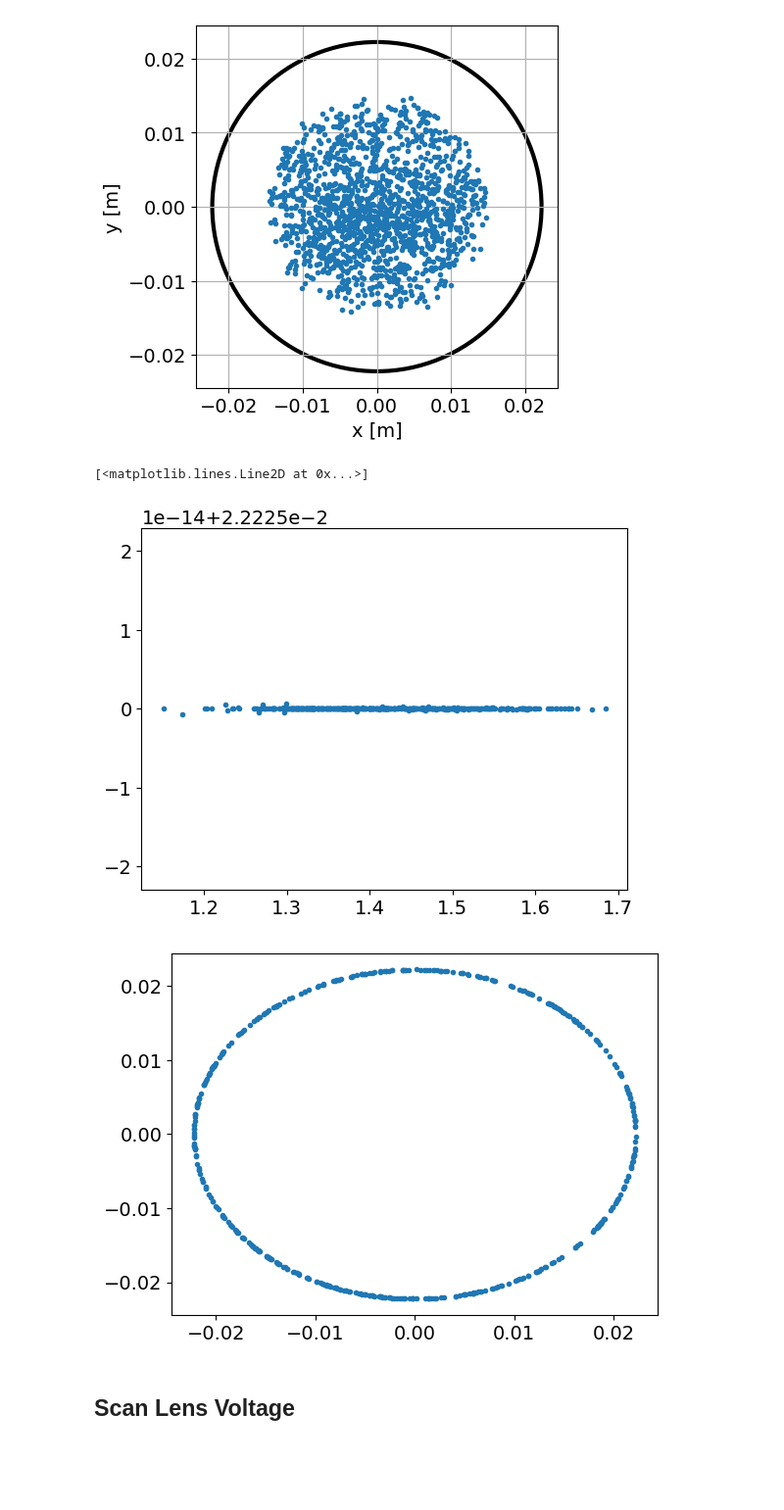
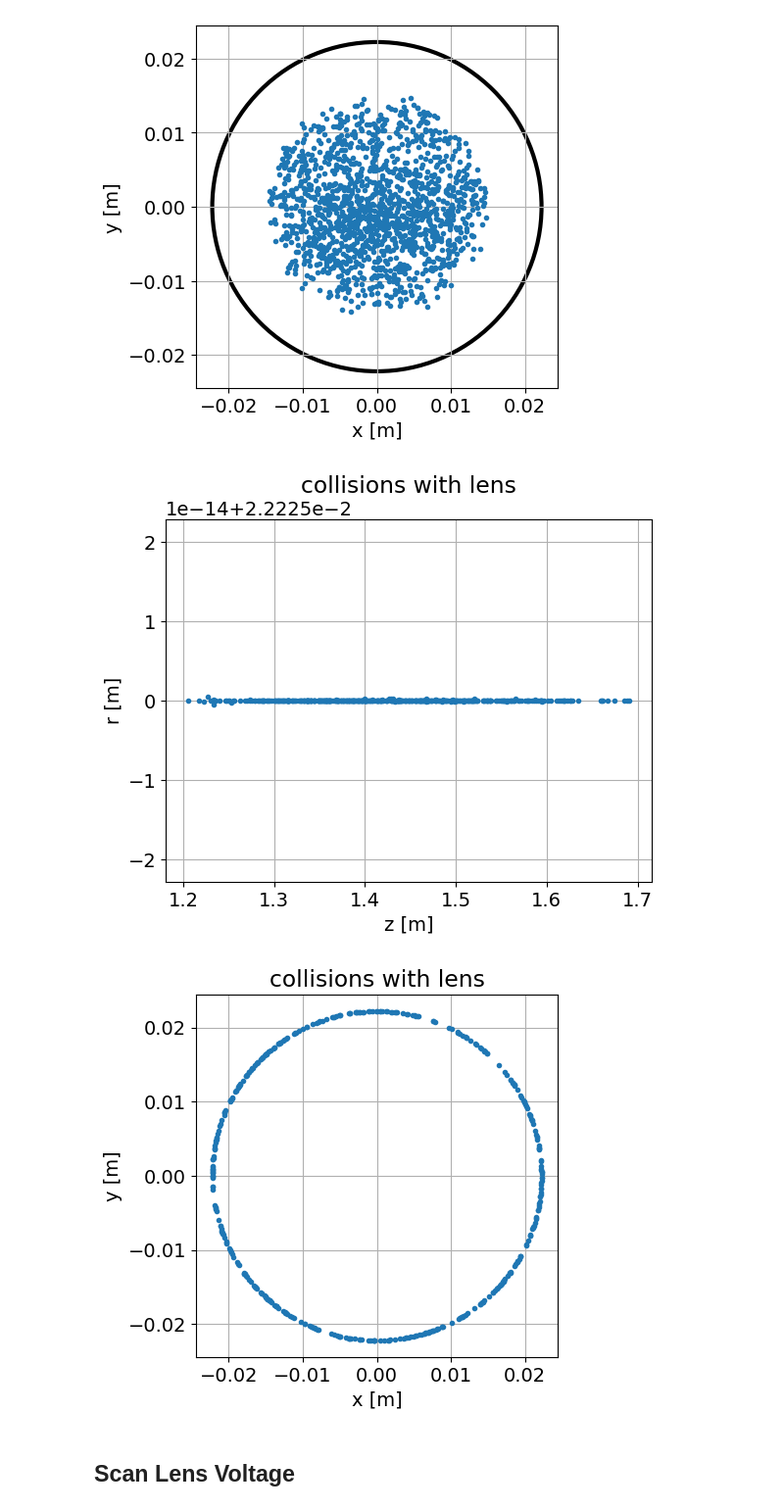
Before and after one commit to zhouperry/CeNTREX-trajectories, a Jupyter notebook: examples/CeNTREX beamline lens testing.ipynb, the cells around one changed output. Shown at 98% size. Saved outputs shown, nothing was run; the diff lists cells and outputs as text; code cells hidden in the pictures; blank space fills up the shorter version.

```diff
--- a/examples/CeNTREX beamline lens testing.ipynb
+++ b/examples/CeNTREX beamline lens testing.ipynb
@@ -289,21 +289,23 @@ ax.grid(True)
 # %%
 x, v = section_data[5].saved_collisions[1]
 
 fig, ax = plt.subplots()
 ax.plot(x.z, np.sqrt(x.x**2 + x.y**2), ".")
 ax.set_xlabel("z [m]")
 ax.set_ylabel("r [m]")
+ax.set_title("collisions with lens")
 ax.grid(True)
 
 fig, ax = plt.subplots()
 ax.plot(x.x, x.y, ".")
 ax.set_xlabel("x [m]")
 ax.set_ylabel("y [m]")
+ax.set_title("collisions with lens")
+ax.set_aspect(1.0)
 ax.grid(True)
 # %% [output]
-[<matplotlib.lines.Line2D at 0x...>]
-[figure, old version]
+[figure, new version]
-[figure, old version]
+[figure, new version]
 # %% [markdown]
 ## Scan Lens Voltage
 # %%
```
Also changed, not shown: 1 other file.
